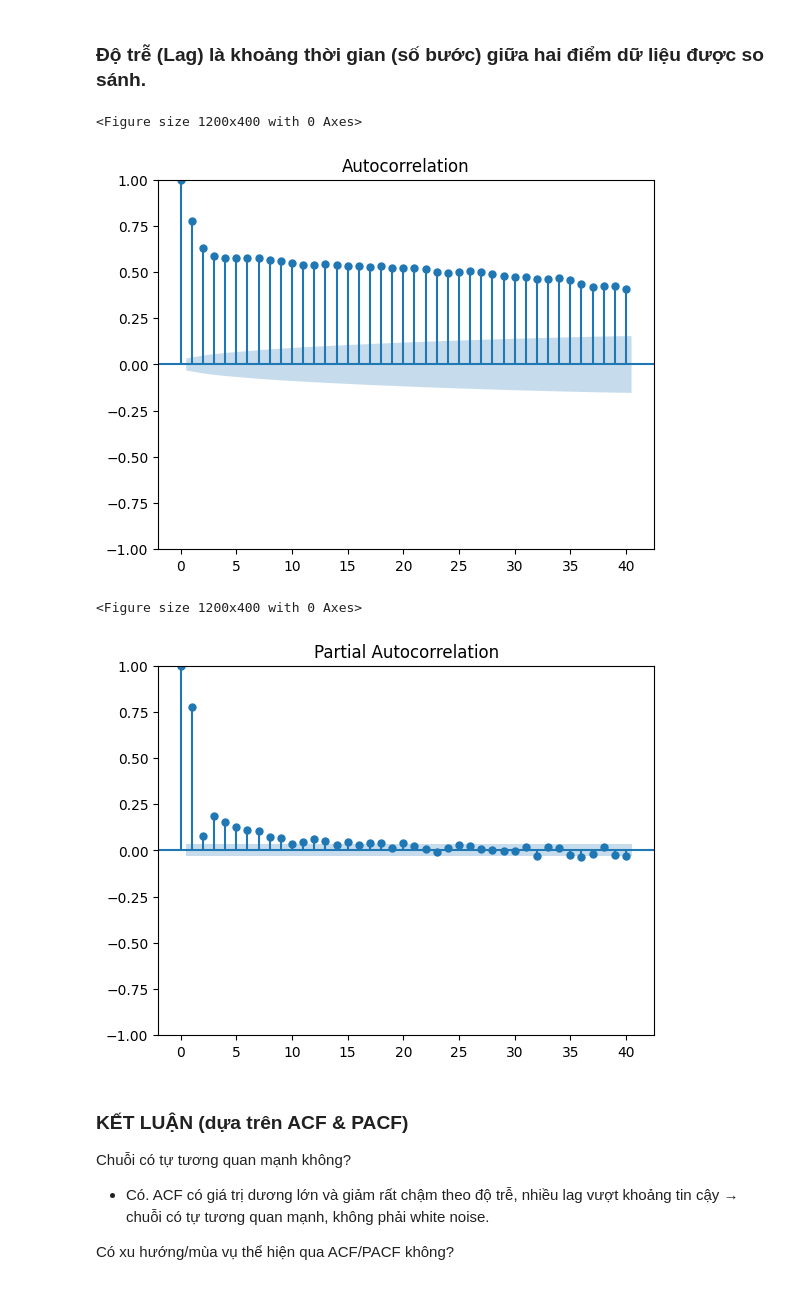
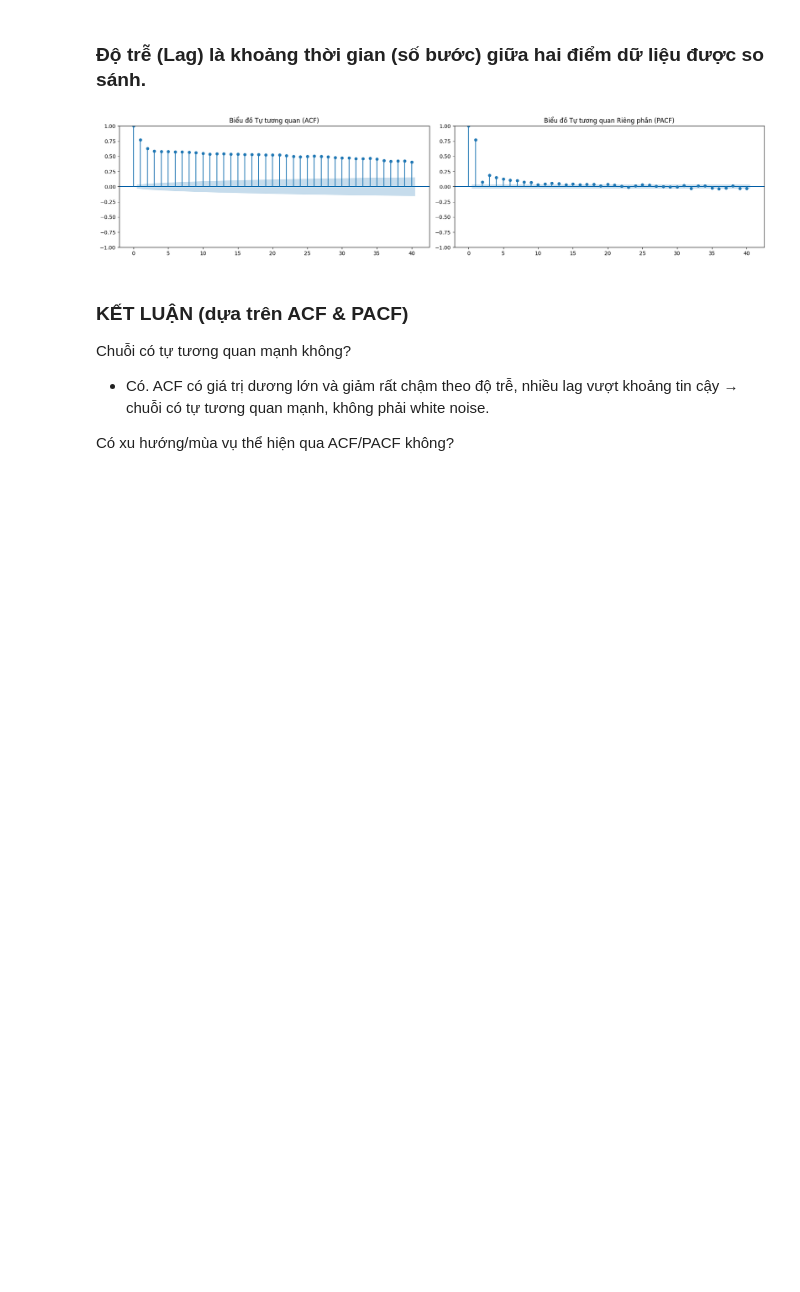
Before and after one commit to 208dongpha/Time-Series, a Jupyter notebook: chapter2/chap2.ipynb, the cells around one changed output. Cells and saved outputs as stored; diff of their text form; code cells hidden in the pictures; blank space fills up the shorter version.

```diff
--- a/chapter2/chap2.ipynb
+++ b/chapter2/chap2.ipynb
@@ -55,18 +55,16 @@ plt.show()
 # %% [markdown]
 ### Độ trễ (Lag) là khoảng thời gian (số bước) giữa hai điểm dữ liệu được so sánh.
 # %%
-plt.figure(figsize=(12,4))
-plot_acf(df, lags=40)
+fig, ax = plt.subplots(1, 2, figsize=(18, 4))
+
+plot_acf(df, lags=40, ax=ax[0])
+ax[0].set_title('Biểu đồ Tự tương quan (ACF)')
+plot_pacf(df, lags=40,ax=ax[1])
+ax[1].set_title('Biểu đồ Tự tương quan Riêng phần (PACF)')
+plt.tight_layout()
 plt.show()
-
-plt.figure(figsize=(12,4))
-plot_pacf(df, lags=40,method="ywm")
-plt.show()
 # %% [output]
-<Figure size 1200x400 with 0 Axes>
-[figure, old version]
+[figure, new version]
-<Figure size 1200x400 with 0 Axes>
-[figure, removed]
 # %% [markdown]
 ### KẾT LUẬN (dựa trên ACF & PACF)
 
```
Also changed, not shown: parts of 6 cells of this notebook, 2 other files.
